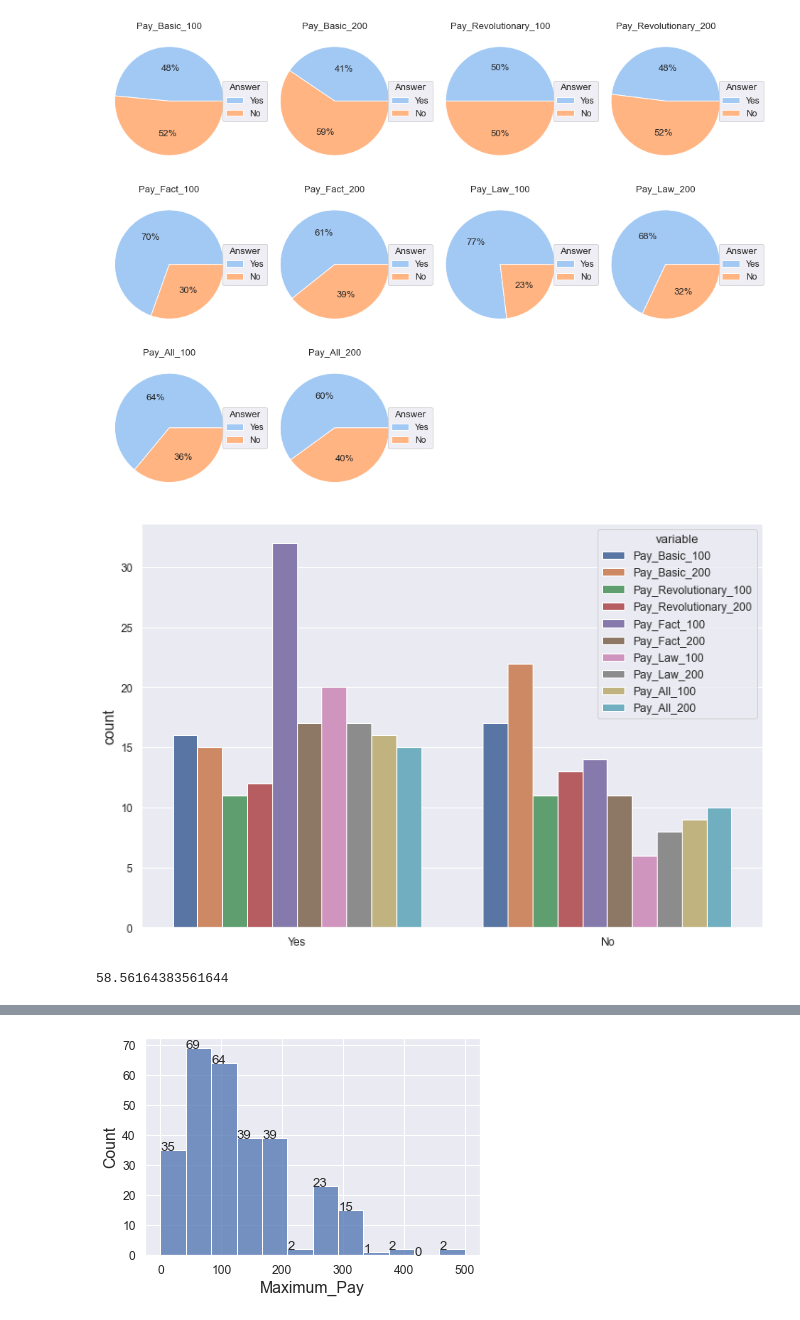
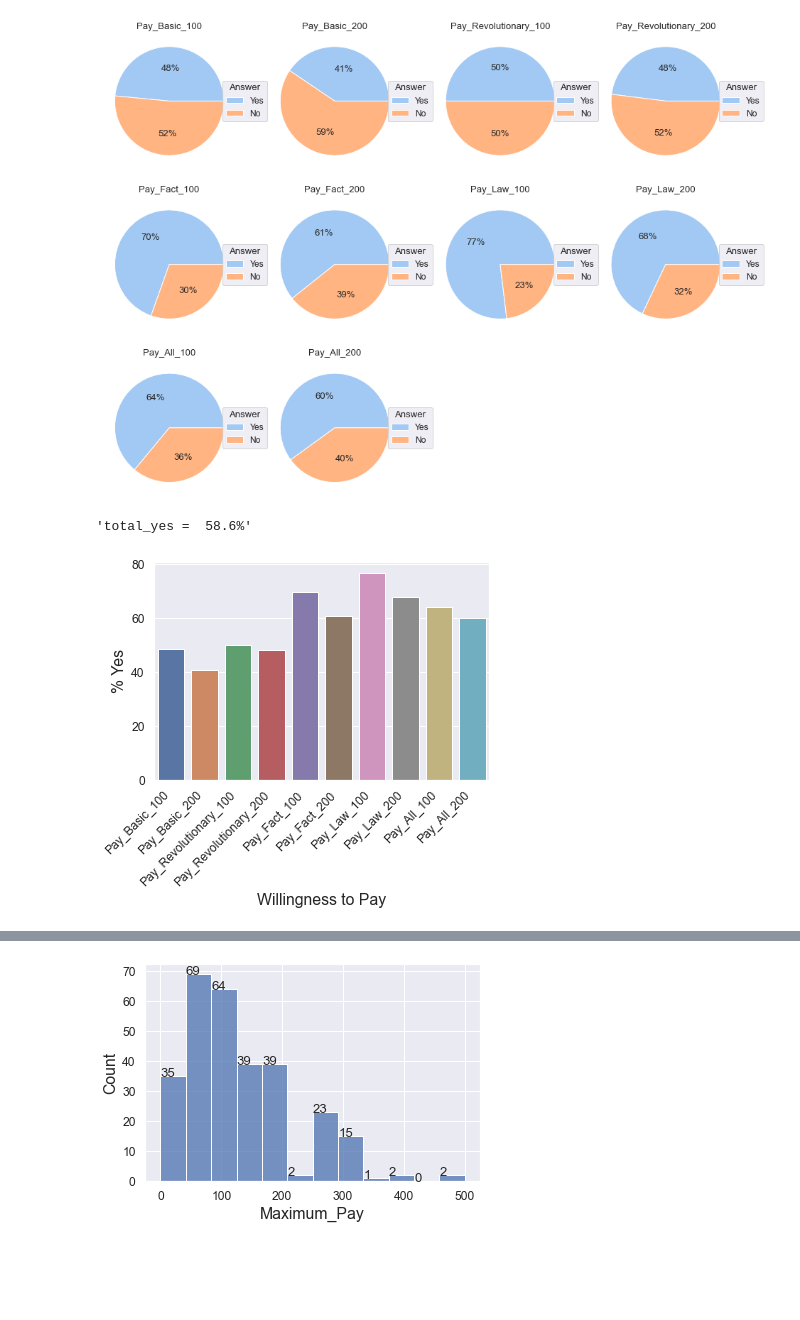
Before and after one commit to markhary/emba912_survey, a Jupyter notebook: ruby.ipynb, the cells around one changed output, grey strips where cells are left out. Cells and saved outputs as stored; diff of their text form; code cells hidden in the pictures; blank space fills up the shorter version.

Commit message:
Average WTP percent plotted

```diff
--- a/ruby.ipynb
+++ b/ruby.ipynb
@@ -894,25 +890,32 @@ fig.align_xlabels(axes)
 save_figure(fig, 'Pay_Comparison');
 # %% [output]
 [figure]
-# %%
-columns = ["Pay_Basic_100", "Pay_Basic_200", "Pay_Revolutionary_100", "Pay_Revolutionary_200",
-           "Pay_Fact_100", "Pay_Fact_200", "Pay_Law_100", "Pay_Law_200", "Pay_All_100", "Pay_All_200"]
-wtp_combined = pd.melt(survey_data[columns])
-
-fig = plt.figure(figsize=(12,8));
-chart = sns.countplot(data=wtp_combined, x="value", hue="variable")
-increase_axes(chart);
-chart.set_xlabel("")
-save_figure(chart.get_figure(), "Willingness_To_Pay_Combined")
-plt.show()
-# %% [output]
-[figure, removed]
-# %%
-# percent of owners who said they would buy after asking
-n_yes_total = 0
-for c in columns:
-    n_yes = survey_data[survey_data[c]=="Yes"][c].count()
-    n_yes_total = n_yes_total + n_yes
-display(n_yes_total/n_participants*100)
-# %% [output]
-58.56164383561644
+# %%
+columns = ["Pay_Basic_100", "Pay_Basic_200", "Pay_Revolutionary_100", "Pay_Revolutionary_200",
+           "Pay_Fact_100", "Pay_Fact_200", "Pay_Law_100", "Pay_Law_200", "Pay_All_100", "Pay_All_200"]
+
+# percent of owners who said they would buy after asking
+n_yes_total = 0
+n_no_total = 0
+wtp_percentages = pd.DataFrame(columns=columns);
+
+for c in columns:
+    n_yes = survey_data[survey_data[c]=="Yes"][c].count()
+    n_no = survey_data[survey_data[c]=="No"][c].count()
+    wtp_percentages.loc[0, c] = n_yes/(n_yes+n_no)*100
+    n_yes_total = n_yes_total + n_yes
+    n_no_total = n_no_total + n_no
+
+total_yes = n_yes_total/(n_yes_total+n_no_total)*100;
+display(f"total_yes = {total_yes: 0.1f}%")
+
+long_df = pd.melt(wtp_percentages)
+chart = sns.barplot(x = long_df.variable, y = long_df.value)
+chart.set_xlabel("Willingness to Pay");
+chart.set_ylabel("% Yes");
+increase_axes(chart)
+rotate_xlabels(chart)
+save_figure(chart.get_figure(), "Willingness_To_Pay_Combined")
+# %% [output]
+'total_yes =  58.6%'
+[figure, added]
```
Also changed, not shown: parts of 8 cells of this notebook, 6 other files.
